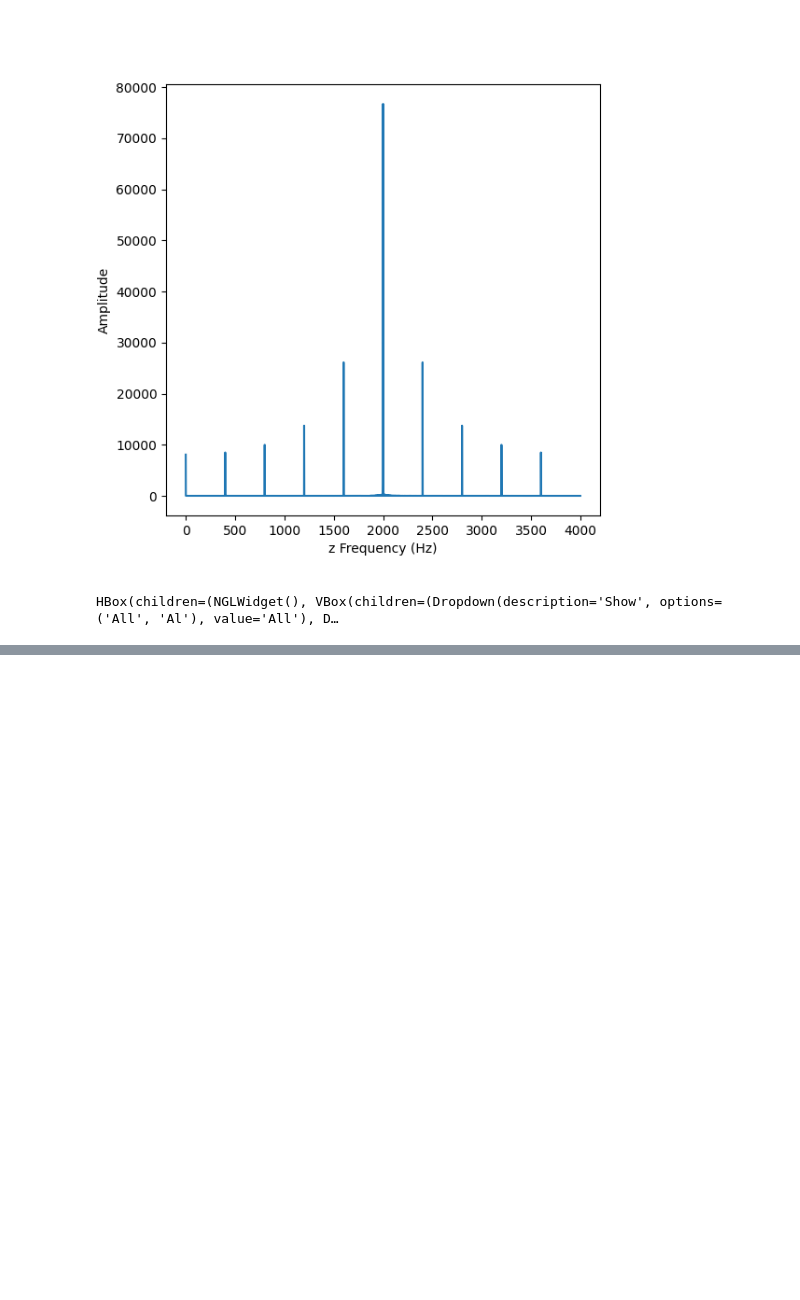
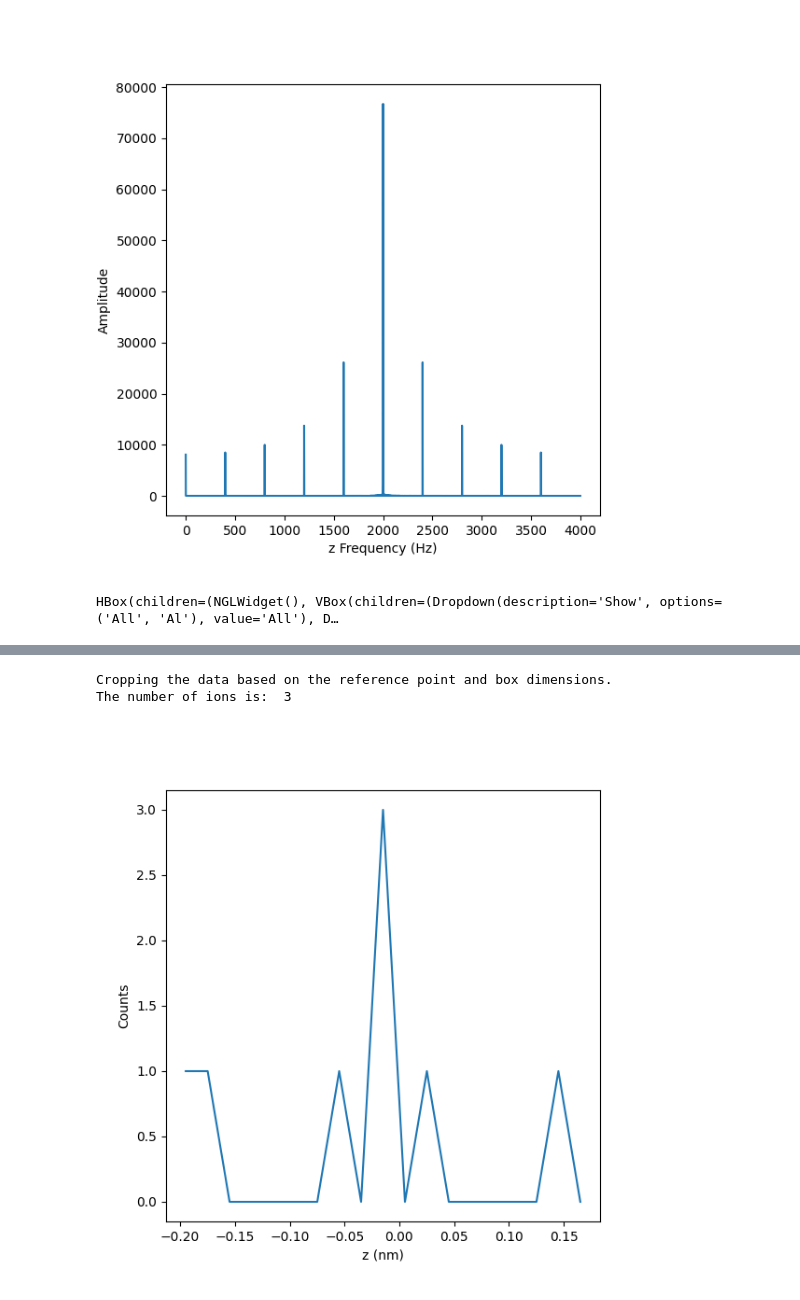
Before and after one commit to mmonajem/pyoxcart, a Jupyter notebook: pyccapt/calibration/tutorials/jupyter_files/sdm_tdf_fft.ipynb, the cells around one changed output, grey strips where cells are left out. Drawn from its saved outputs; the diff is of its cells as text; code cells hidden in the pictures; blank space fills up the shorter version.

```diff
--- a/pyccapt/calibration/tutorials/jupyter_files/sdm_tdf_fft.ipynb
+++ b/pyccapt/calibration/tutorials/jupyter_files/sdm_tdf_fft.ipynb
@@ -204,0 +320,10 @@ HBox(children=(NGLWidget(), VBox(children=(Dropdown(description='Show', options=
+# %%
+coords_SDM = data[['x (nm)', 'y (nm)', 'z (nm)']].to_numpy()
+# %%
+sdm_histogram, edges = sdm.sdm(coords_SDM, bin_size=0.02, variables=None, normalize=False, reference_point=[0,0,0],
+                           reference_point_shift=True, box_dimensions=[1,1,1], plot_mode='line', plot=True,
+                            histogram_type='1D', axes=['z'])
+# %% [output]
+Cropping the data based on the reference point and box dimensions.
+The number of ions is:  3
+[figure, added]
```
Also changed, not shown: parts of 7 cells of this notebook, 6 other files.
